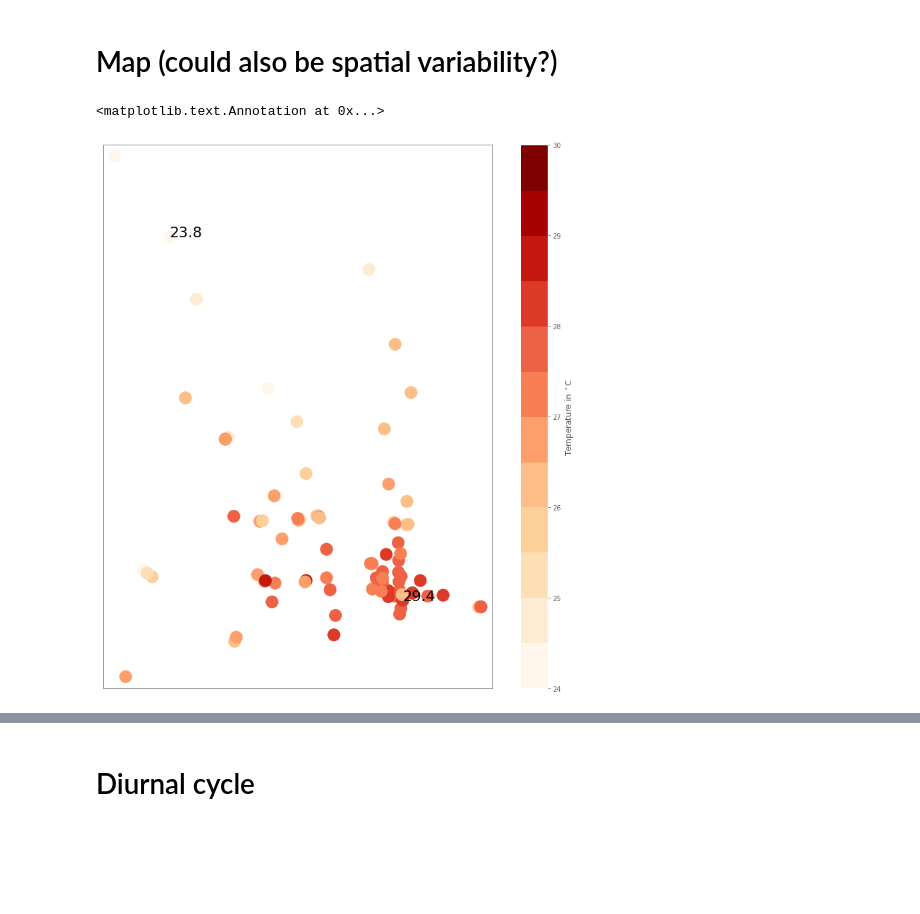
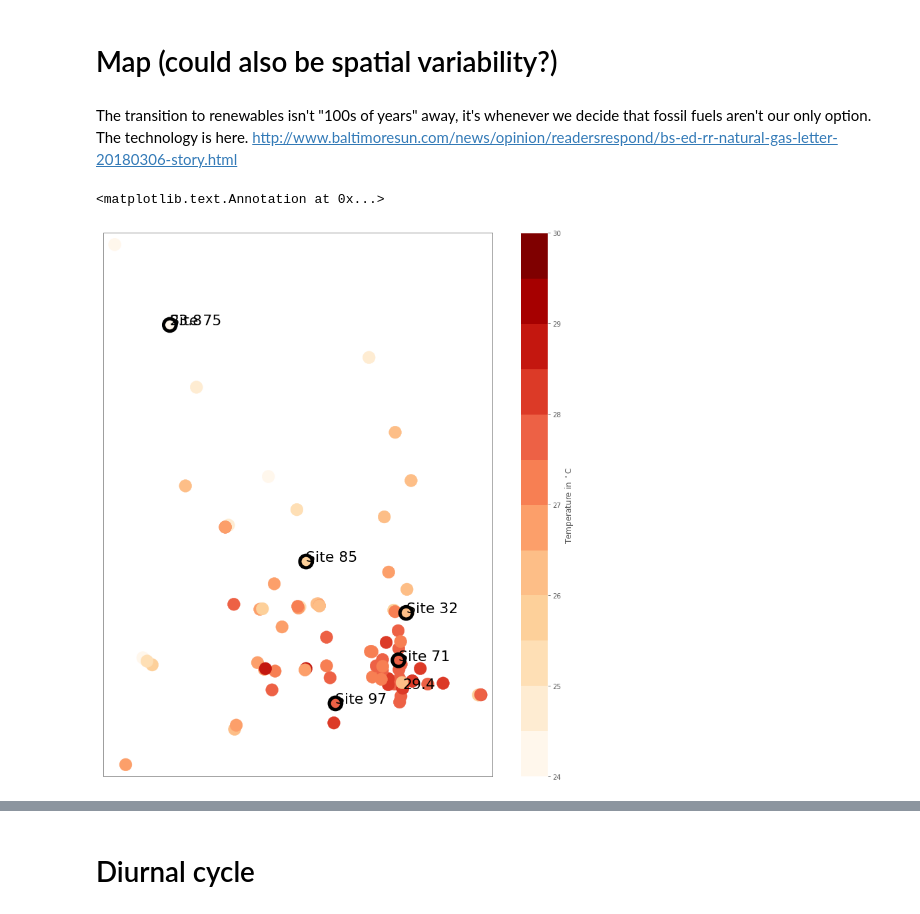
Before and after one commit to gottscott/finalthesischapter, a Jupyter notebook: CharacteristicsBaltimoreUHI.ipynb, the cells around one changed output, grey strips where cells are left out. Drawn from its saved outputs; the diff is of its cells as text; code cells hidden in the pictures; blank space fills up the shorter version.

```diff
--- a/CharacteristicsBaltimoreUHI.ipynb
+++ b/CharacteristicsBaltimoreUHI.ipynb
@@ -179,6 +179,8 @@ obs['urban'][ '2016-06-15':'2016-08-30'].plot()
 [figure]
 # %% [markdown]
 # Map (could also be spatial variability?)
+# %% [markdown]
+The transition to renewables isn't "100s of years" away, it's whenever we decide that fossil fuels aren't our only option. The technology is here. http://www.baltimoresun.com/news/opinion/readersrespond/bs-ed-rr-natural-gas-letter-20180306-story.html
 # %%
 import cartopy.crs as ccrs
 import matplotlib
@@ -194,31 +196,39 @@ ax.set_extent(( meta['location:Longitude'].min()-.005,
                meta['location:Longitude'].max()+.005 ,
                meta['location:Latitude'].min()-.005,
                meta['location:Latitude'].max()+.005))
 
 cmap = matplotlib.cm.OrRd
 bounds = np.linspace(round((c.mean()-3)),round((c.mean()+3)),13)
 norm = matplotlib.colors.BoundaryNorm(bounds, cmap.N)
 plotHandle = ax.scatter(x,y,c = c, s = marker_size, transform=ccrs.Geodetic(),
              cmap = cmap,
              norm = norm)
+ax.scatter(meta['location:Longitude'][selected].values,
+          meta['location:Latitude'][selected].values,
+          facecolor = 'None', edgecolor = 'k', s = marker_size, lw = 5,  transform=ccrs.Geodetic(),
+          )
+for ind in selected:
+    ax.annotate('Site %s'%ind, xy = ax.projection.transform_point(meta['location:Longitude'][ind], meta['location:Latitude'][ind],
+                                           src_crs=ccrs.Geodetic()),
+                color='black', backgroundcolor='none', size=22,)
 
 cbar1 = plt.colorbar(plotHandle, label = 'Temperature in $^\circ $C')
 lon = x[np.nanargmax(c)]
 lat = y[np.nanargmax(c)]
 at_x, at_y = ax.projection.transform_point(lon, lat,
                                            src_crs=ccrs.Geodetic())
 plt.annotate(
     '%2.1f'%np.nanmax(c.values), xy=(at_x, at_y), #xytext=(30, 20), textcoords='offset points',
     color='black', backgroundcolor='none', size=22,
     )
 
 lon = x[np.nanargmin(c)]
 lat = y[np.nanargmin(c)]
 at_x, at_y = ax.projection.transform_point(lon, lat,
                                            src_crs=ccrs.Geodetic())
 plt.annotate(
     '%2.1f'%np.nanmin(c.values), xy=(at_x, at_y), #xytext=(30, 20), textcoords='offset points',
     color='black', size = 22, backgroundcolor='none')
 # %% [output]
 <matplotlib.text.Annotation at 0x...>
-[figure, old version]
+[figure, new version]
```
Also changed, not shown: parts of 13 cells of this notebook.
